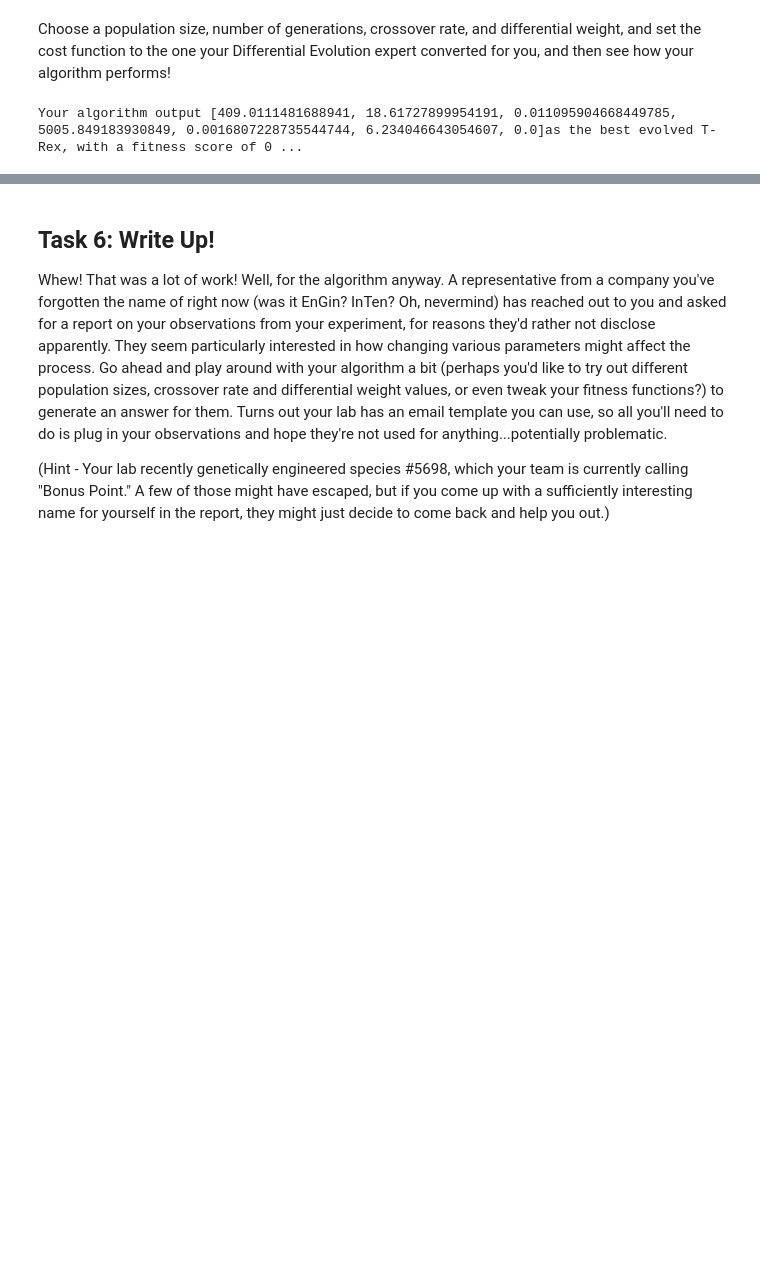
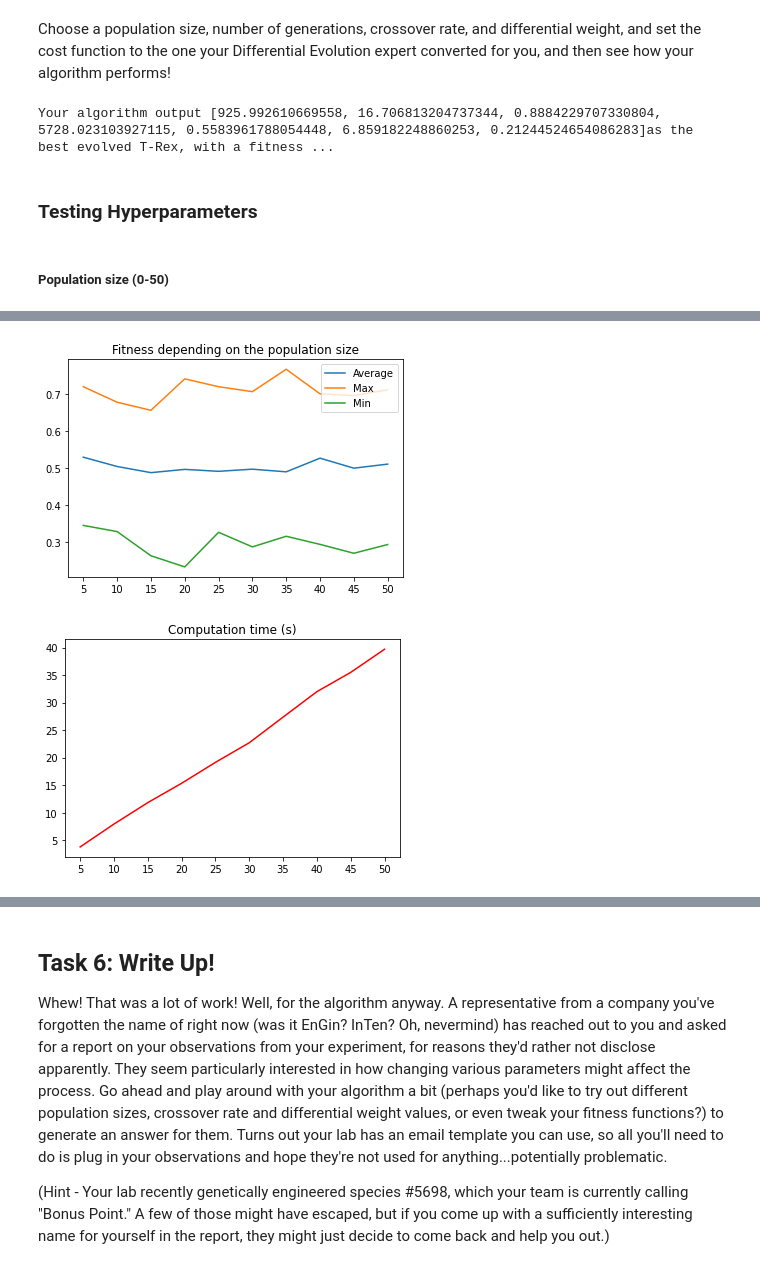
Before and after one commit to Genetic-algorithm-UOS/Coding-Assignment, a Jupyter notebook: Tasks/Differential Evolution/Student_task.ipynb, the cells around one changed output, grey strips where cells are left out. Cells and saved outputs as stored; diff of their text form; code cells hidden in the pictures; blank space fills up the shorter version.

Commit message:
Included Hyperparam tests

```diff
--- a/Tasks/Differential Evolution/Student_task.ipynb
+++ b/Tasks/Differential Evolution/Student_task.ipynb
@@ -297,9 +300,75 @@ Call your de_algorithm, defining the parameters as you wish, with cost_function
 Call your combi_fitness function to see how well this Rex performs in its environment.
 '''
 
-best_rex = de_algorithm(pop_size=100, generations=100, crossover_rate=0.9, differential_weight=0.8, cost_function=cost_function)
+best_rex = de_algorithm(pop_size=200, generations=200, crossover_rate=0.1, differential_weight=0.1, cost_function=cost_function)
 rex_score = combi_fitness(best_rex)
 
 print('Your algorithm output ' + str(best_rex) + 'as the best evolved T-Rex, with a fitness score of ' + str(rex_score) + ' .')
 # %% [output]
-Your algorithm output [409.0111481688941, 18.61727899954191, 0.011095904668449785, 5005.849183930849, 0.0016807228735544744, 6.234046643054607, 0.0]as the best evolved T-Rex, with a fitness score of 0 ...
+Your algorithm output [925.992610669558, 16.706813204737344, 0.8884229707330804, 5728.023103927115, 0.5583961788054448, 6.859182248860253, 0.21244524654086283]as the best evolved T-Rex, with a fitness ...
+# %% [markdown]
+### Testing Hyperparameters
+# %% [markdown]
+##### Population size (0-50)
+# %%
+p_size = 5 # start with size 0
+rex_score_list = []
+
+### lists for plotting
+
+popsize = []
+average = []
+highest = []
+lowest = []
+times = []
+
+
+while p_size <= 50:
+
+    i = 0
+    rex_score_list = []
+    start = time.process_time() # start timer
+
+    # do 50 iterations
+    while i < 50:
+
+        best_rex = de_algorithm(pop_size=p_size, generations=100, crossover_rate=0.9, differential_weight=0.8, cost_function=cost_function)
+        rex_score = combi_fitness(best_rex)
+        rex_score_list.append(rex_score)
+
+        i += 1
+
+    # append values for plotting
+    popsize.append(p_size)
+    average.append(statistics.mean(rex_score_list))
+    highest.append(max(rex_score_list))
+    lowest.append(min(rex_score_list))
+    times.append(time.process_time() - start)
+
+    # print info
+    print('Current Population size: ' + str(p_size))
+    print('Time (50 iterations): ' + str(time.process_time() - start))
+
+    print('Average fitness: ' + str(statistics.mean(rex_score_list)))
+    print('Highest fitness: ' + str(max(rex_score_list)))
+    print('Lowest fitness: ' + str(min(rex_score_list))+ "\n")
+
+    # increase population size
+    p_size += 5
+
+# plot results
+plt.plot(popsize, average, label = "Average")
+plt.plot(popsize, highest, label = "Max")
+plt.plot(popsize, lowest, label = "Min")
+
+plt.legend(loc='upper right')
+plt.title("Fitness depending on the population size")
+plt.xticks(popsize)
+plt.show()
+
+# plot results
+plt.plot(popsize, times,color="red")
+plt.title("Computation time (s)")
+plt.xticks(popsize)
+plt.show()
+# %% [output]
@@ -305,0 +392,2 @@ Your algorithm output [409.0111481688941, 18.61727899954191, 0.01109590466844978
+[figure, added]
+[figure, added]
```
Also changed, not shown: parts of 10 cells of this notebook.
